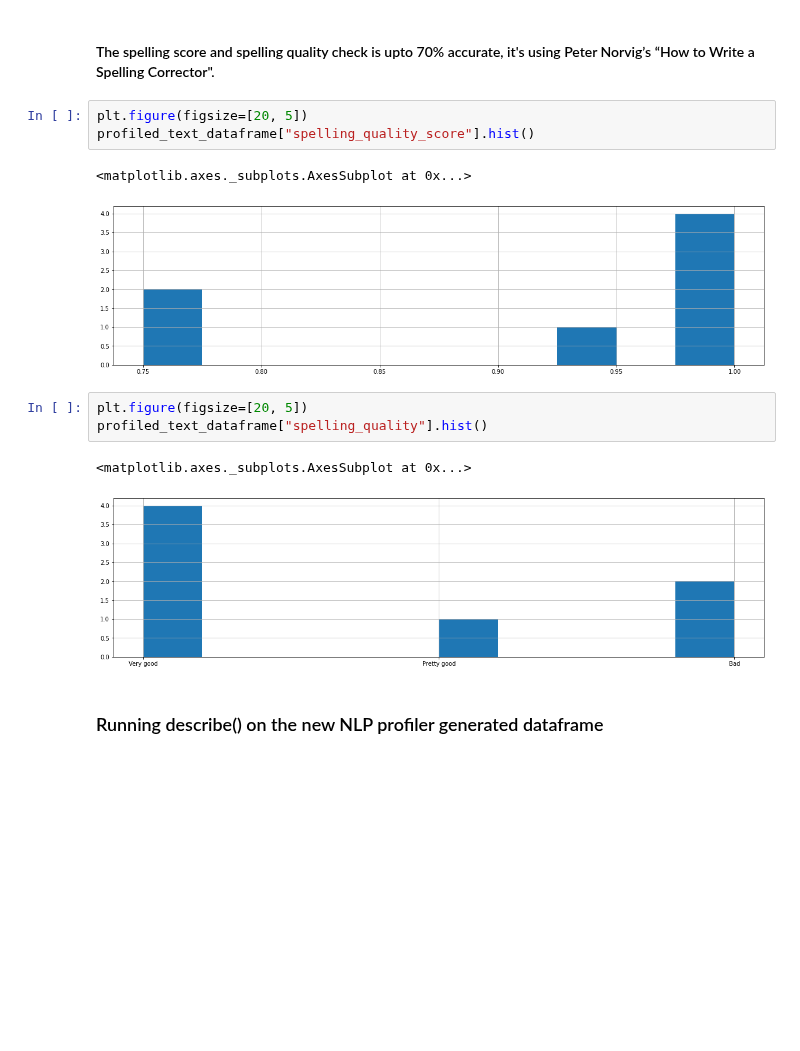
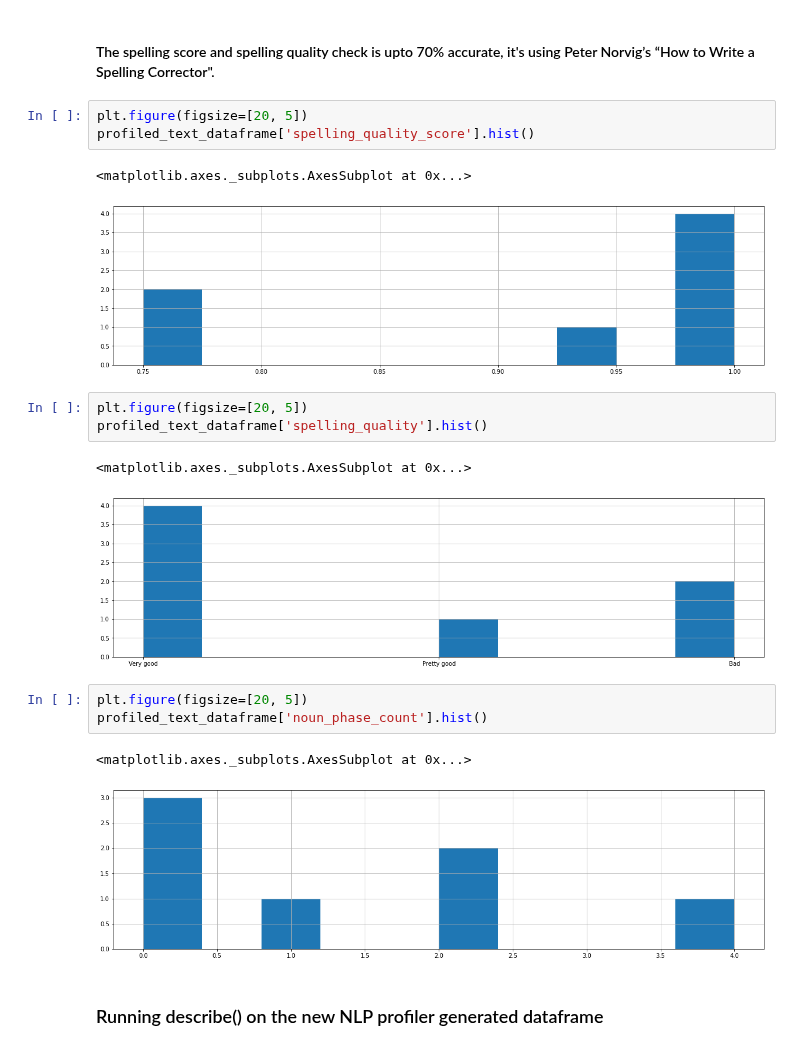
Before and after one commit to neomatrix369/nlp_profiler, a Jupyter notebook: notebooks/nlp_profiler.ipynb, the cells around one changed output. Saved outputs shown, nothing was run; the diff lists cells and outputs as text; blank space fills up the shorter version.

Commit message:
Added Noun phrase count

```diff
--- a/notebooks/nlp_profiler.ipynb
+++ b/notebooks/nlp_profiler.ipynb
@@ -146,16 +143,22 @@ profiled_text_dataframe["sentiment_subjectivity"].hist()
 #### The spelling score and spelling quality check is upto 70% accurate, it's using Peter Norvig’s “How to Write a Spelling Corrector".
 # %%
 plt.figure(figsize=[20, 5])
-profiled_text_dataframe["spelling_quality_score"].hist()
+profiled_text_dataframe['spelling_quality_score'].hist()
 # %% [output]
 <matplotlib.axes._subplots.AxesSubplot at 0x...>
 [figure]
 # %%
 plt.figure(figsize=[20, 5])
-profiled_text_dataframe["spelling_quality"].hist()
+profiled_text_dataframe['spelling_quality'].hist()
 # %% [output]
 <matplotlib.axes._subplots.AxesSubplot at 0x...>
 [figure]
+# %%
+plt.figure(figsize=[20, 5])
+profiled_text_dataframe['noun_phase_count'].hist()
+# %% [output]
+<matplotlib.axes._subplots.AxesSubplot at 0x...>
+[figure, added]
 # %% [markdown]
 ### Running describe() on the new NLP profiler generated dataframe
 # %%
```
Also changed, not shown: parts of 4 cells of this notebook, 5 other files.
